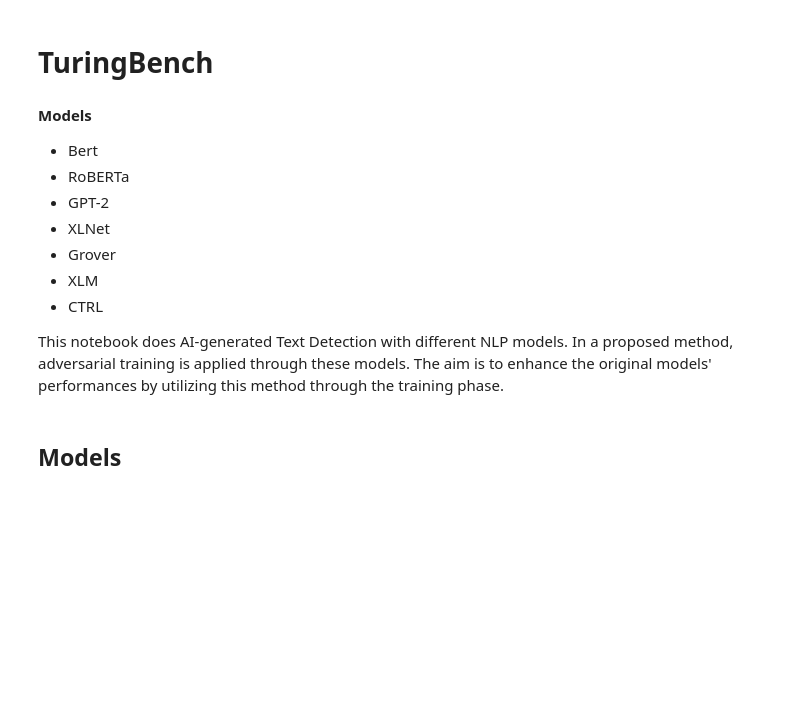
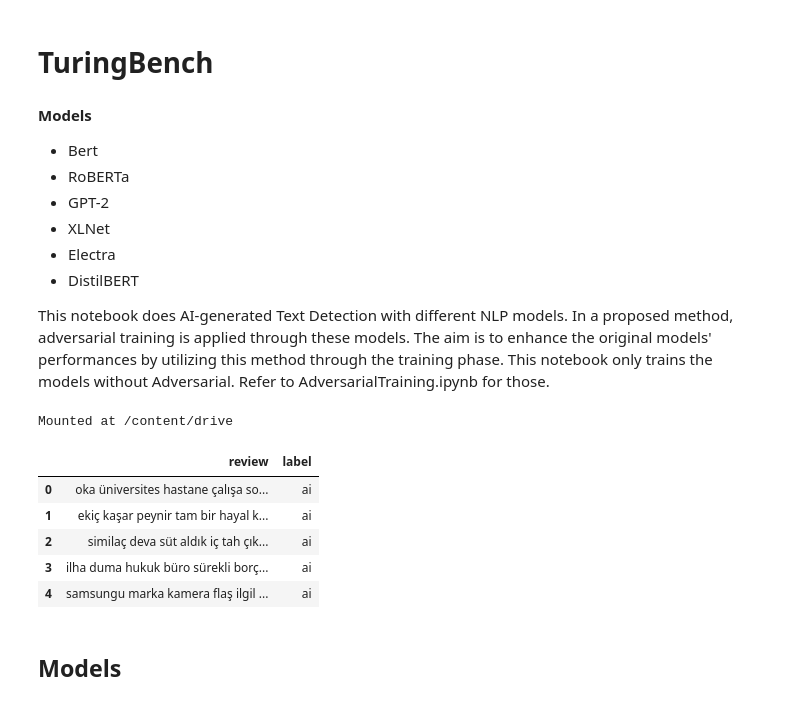
Before and after one commit to meric2/Turkish-AI-Generated-Content-Detection, a Jupyter notebook: TuringBench.ipynb, the cells around one changed output. Drawn from its saved outputs; the diff is of its cells as text; code cells hidden in the pictures; blank space fills up the shorter version.

```diff
--- a/TuringBench.ipynb
+++ b/TuringBench.ipynb
@@ -6,9 +6,8 @@
 - RoBERTa
 - GPT-2
 - XLNet
-- Grover
-- XLM
-- CTRL
+- Electra
+- DistilBERT
 
-This notebook does AI-generated Text Detection with different NLP models. In a proposed method, adversarial training is applied through these models. The aim is to enhance the original models' performances by utilizing this method through the training phase.
+This notebook does AI-generated Text Detection with different NLP models. In a proposed method, adversarial training is applied through these models. The aim is to enhance the original models' performances by utilizing this method through the training phase. This notebook only trains the models without Adversarial. Refer to AdversarialTraining.ipynb for those.
 # %%
@@ -35,9 +34,23 @@ from transformers import CTRLTokenizer, CTRLForSequenceClassification
 
 import warnings
 warnings.filterwarnings('ignore')
+# %%
+# If you run the code on Google Colab
+from google.colab import drive
+
+drive.mount('/content/drive')
+# %% [output]
+Mounted at /content/drive
 # %%
-data = pd.read_csv('reviews.csv')
+data = pd.read_csv('/content/drive/My Drive/reviews_omitted15words.csv')
 data.head()
+# %% [output]
+|  | review | label |
+| 0 | oka üniversites hastane çalışa so... | ai |
+| 1 | ekiç kaşar peynir tam bir hayal k... | ai |
+| 2 | similaç deva süt aldık iç tah çık... | ai |
+| 3 | ilha duma hukuk büro sürekli borç... | ai |
+| 4 | samsungu marka kamera flaş ilgil ... | ai |
 # %%
 # Define a custom dataset class
 class TextDataset(Dataset):
```
Also changed, not shown: parts of 81 cells of this notebook, 6 other files.
